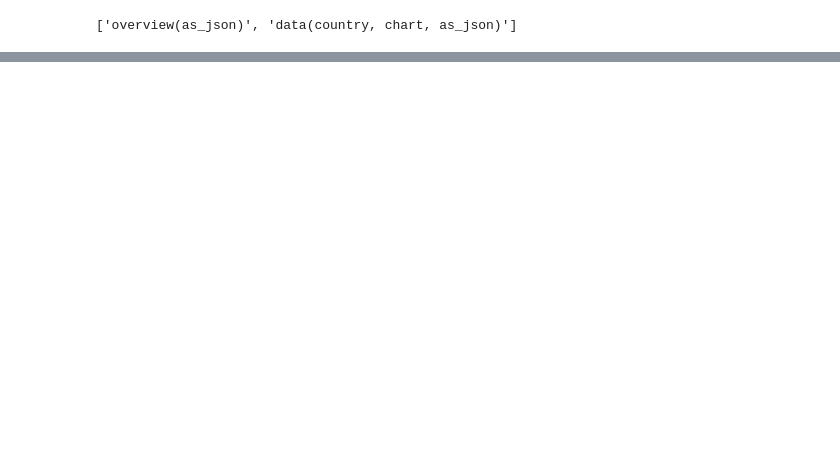
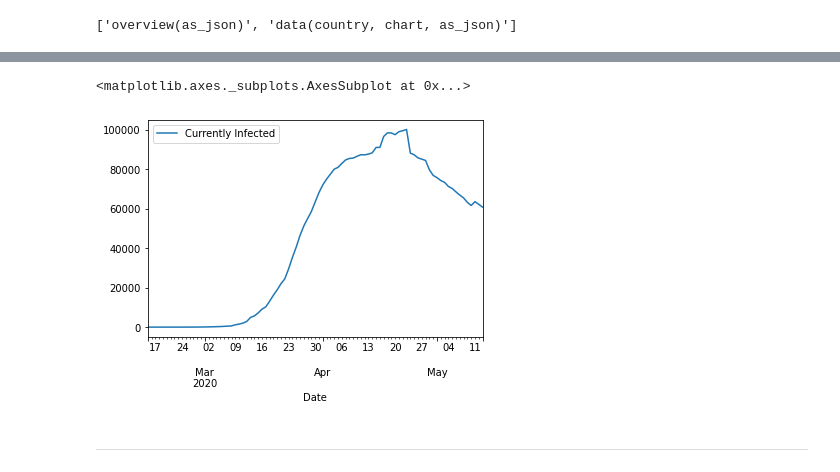
Before and after one commit to alvarobartt/covid-daily, a Jupyter notebook: scraper/package-test.ipynb, the cells around one changed output, grey strips where cells are left out. Drawn from its saved outputs; the diff is of its cells as text; code cells hidden in the pictures; blank space fills up the shorter version.

Commit message:
sample plot generated & basic functions usage explained

```diff
--- a/scraper/package-test.ipynb
+++ b/scraper/package-test.ipynb
@@ -5,4 +5,4 @@ covid_daily.__functions__
 # %% [output]
 ['overview(as_json)', 'data(country, chart, as_json)']
 # %%
-covid_daily.data(country='spain', chart='total-currently-infected-linear')
+data = covid_daily.data(country='spain', chart='total-currently-infected-linear')
@@ -23,0 +21,7 @@ covid_daily.data(country='spain', chart='total-currently-infected-linear')
+# %%
+data.plot()
+# %% [output]
+<matplotlib.axes._subplots.AxesSubplot at 0x...>
+[figure, added]
+# %% [markdown]
+---
```
Also changed, not shown: parts of 8 cells of this notebook, 3 other files.
